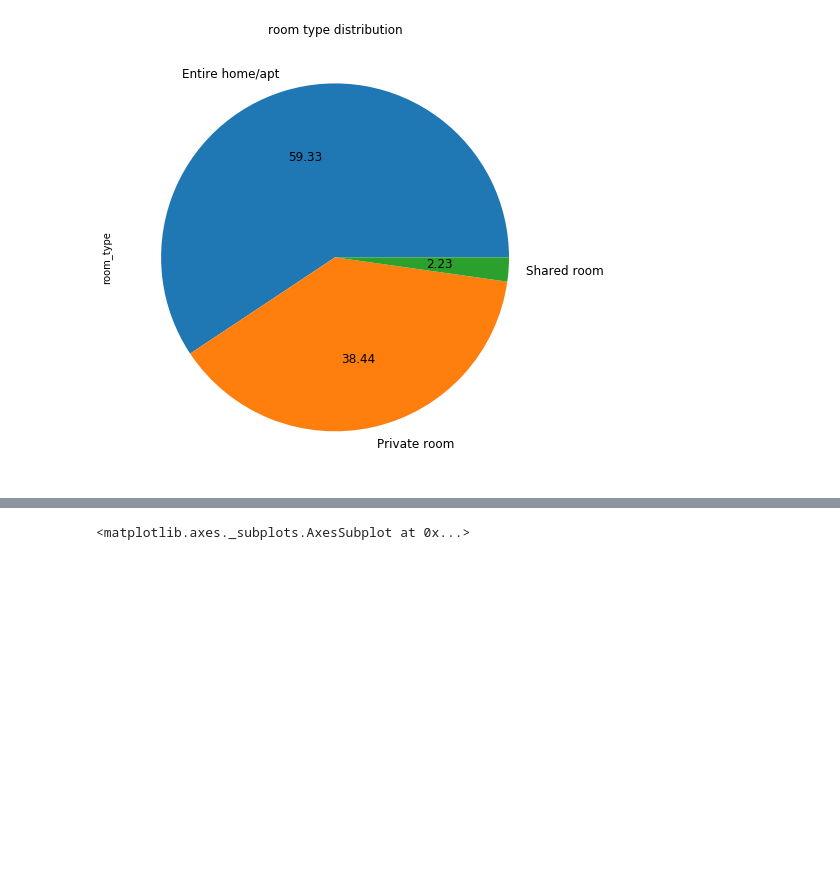
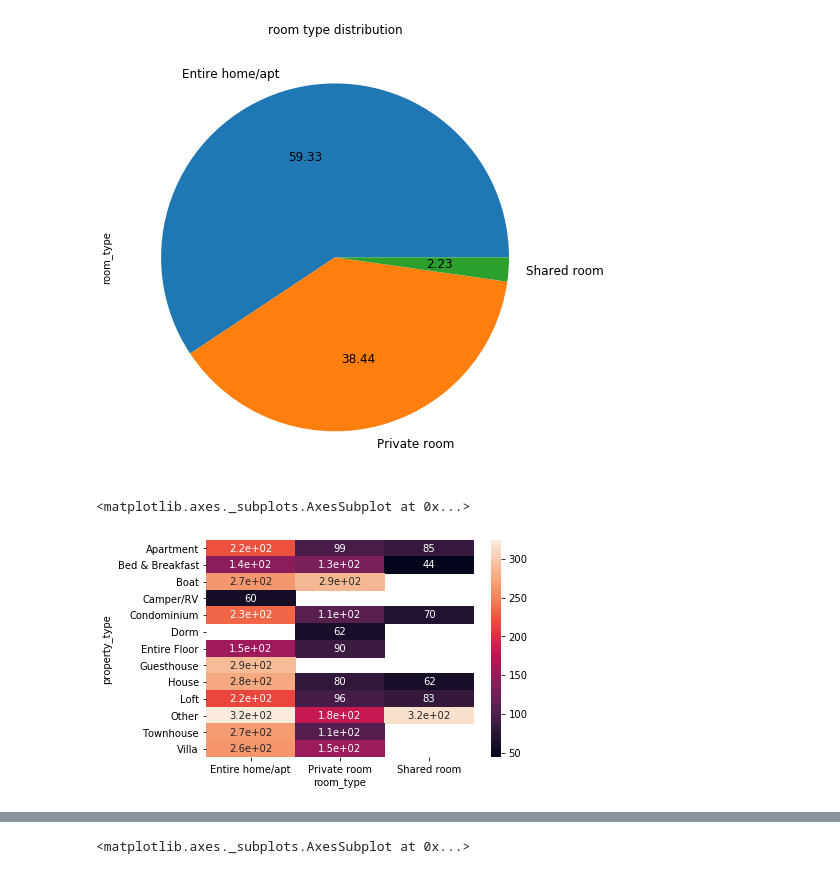
Before and after one commit to amrhwanis22/BostonHousePrices, a Jupyter notebook: Boston.ipynb, the cells around one changed output, grey strips where cells are left out. Saved outputs shown, nothing was run; the diff lists cells and outputs as text; code cells hidden in the pictures; blank space fills up the shorter version.

Commit message:
adding new plots

```diff
--- a/Boston.ipynb
+++ b/Boston.ipynb
@@ -79,3 +73,8 @@ room_type_count.plot.pie(figsize=(8,8),fontsize=12,autopct='%.2f',title='room ty
 # %% [output]
 <matplotlib.axes._subplots.AxesSubplot at 0x...>
 [figure]
+# %%
+sns.heatmap(listings.groupby(['property_type','room_type']).price.mean().unstack(),annot=True)
+# %% [output]
+<matplotlib.axes._subplots.AxesSubplot at 0x...>
+[figure, added]
```
Also changed, not shown: parts of 5 cells of this notebook.
